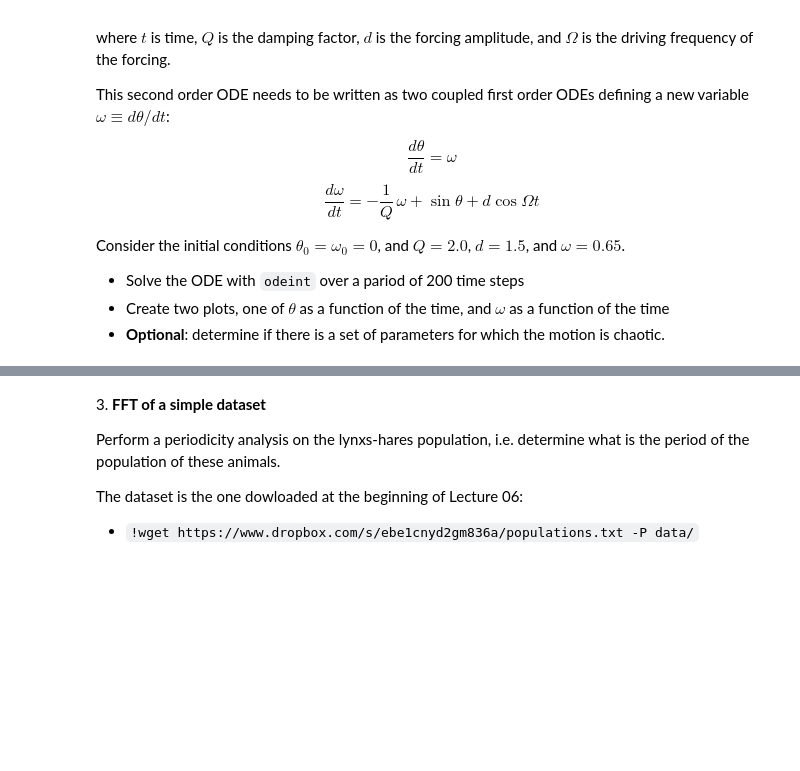
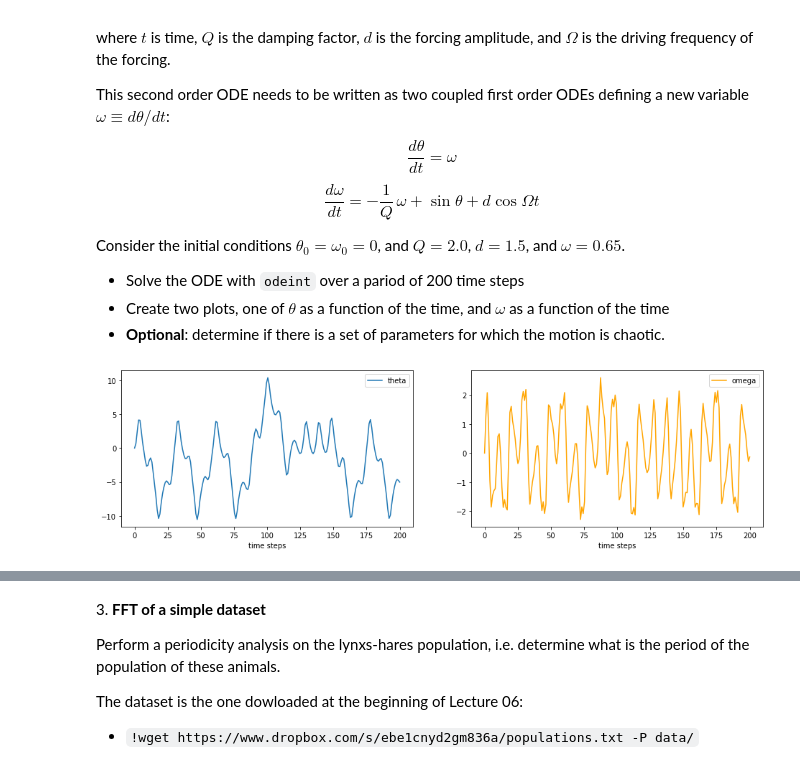
Before and after one commit to rubenzatini/ScientificComputingWithPython2022, a Jupyter notebook: 09ex_numerical.ipynb, the cells around one changed output, grey strips where cells are left out. Drawn from its saved outputs; the diff is of its cells as text; code cells hidden in the pictures; blank space fills up the shorter version.

```diff
--- a/09ex_numerical.ipynb
+++ b/09ex_numerical.ipynb
@@ -44,3 +117,41 @@ Consider the initial conditions $\theta_0 = \omega_0 = 0$, and $Q = 2.0$, $d = 1
  - Solve the ODE with `odeint` over a pariod of 200 time steps
  - Create two plots, one of $\theta$ as a function of the time, and $\omega$ as a function of the time
  - **Optional**: determine if there is a set of parameters for which the motion is chaotic.
+# %%
+from scipy.integrate import odeint
+import numpy as np
+
+#Write the derivative of omega
+def func(X, t, Q, d, Omega):
+    theta, omega = X
+    return (omega, -(1/Q)*omega + np.sin(theta) + d*np.cos(Omega*t))
+
+# define the interval of integration
+N=200
+t = np.linspace(0, N, N)
+
+#Set the initial conditions and values of the parameters
+X0 = [0, 0]
+Q = 2.0
+d = 1.5
+Omega = 0.65
+
+#solve the ODE
+sol = odeint(func, y0 = X0, t=t, args=(Q, d, Omega))
+
+
+#Extract theta and omega from the solution array
+theta = sol[:, 0]
+omega = sol[:, 1]
+
+#Plot the results
+fig, axes = plt.subplots(1, 2, figsize = (16, 4))
+axes[0].plot(t, theta, label='theta')
+axes[1].plot(t, omega, color = "orange", label='omega')
+axes[0].set_xlabel('time steps')
+axes[1].set_xlabel('time steps')
+axes[0].legend()
+axes[1].legend()
+plt.show()
+# %% [output]
+[figure, added]
```
Also changed, not shown: parts of 13 cells of this notebook, 4 other files.
